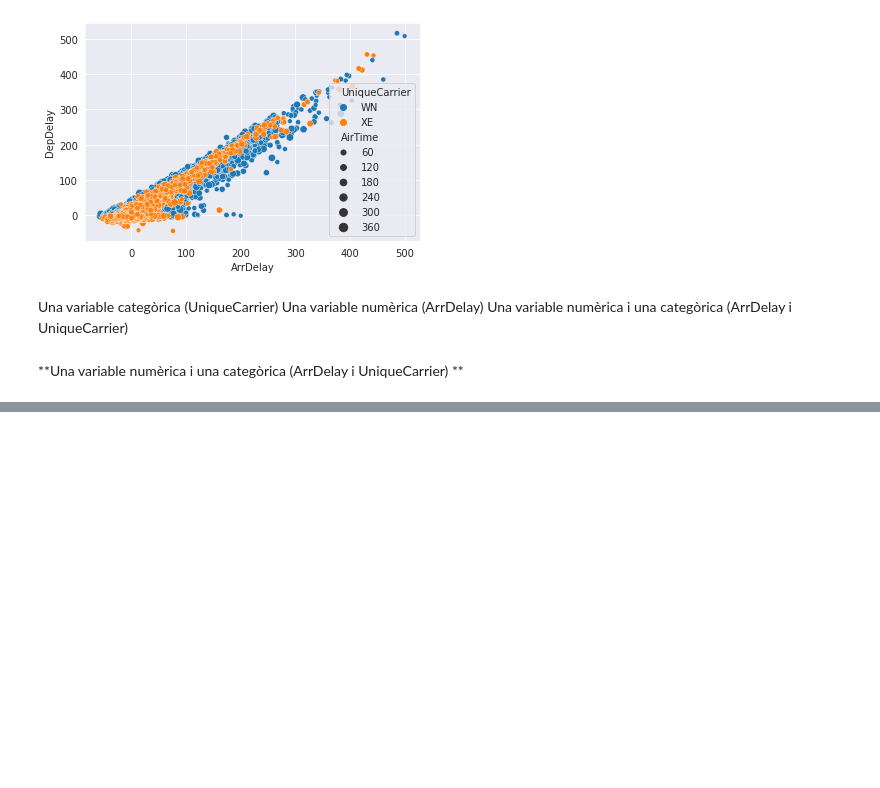
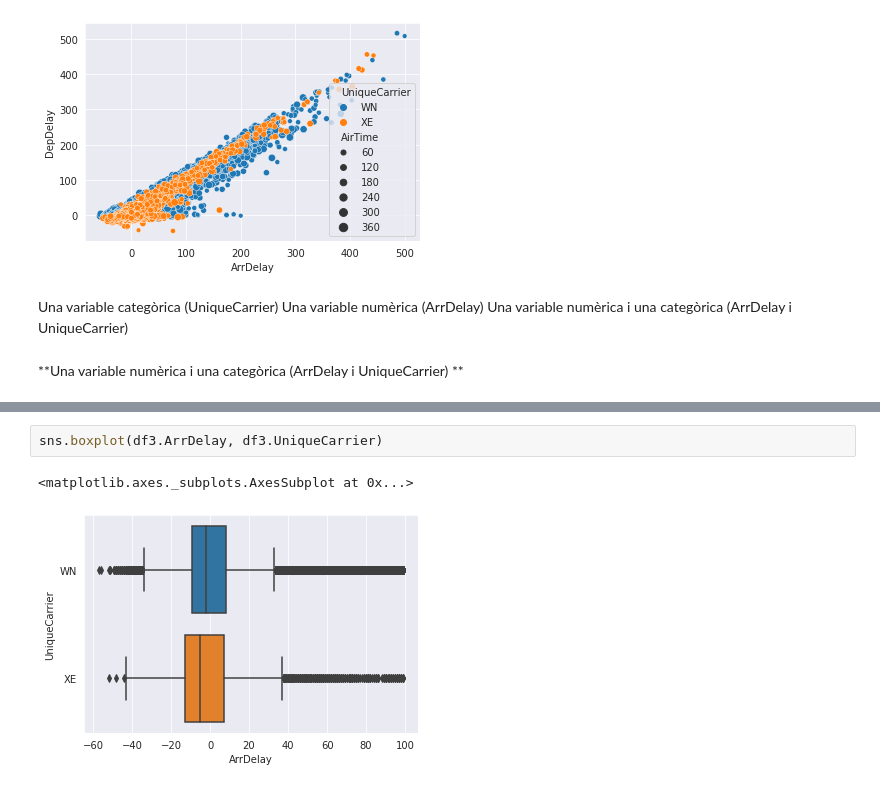
Before and after one commit to JMML2021/0301_visualitzaci-_explorat-ria, a Jupyter notebook: S03_T01_Visualització_gràfica_d'un_dataset.ipynb, the cells around one changed output, grey strips where cells are left out. Cells and saved outputs as stored; diff of their text form; blank space fills up the shorter version.

```diff
--- a/S03_T01_Visualització_gràfica_d'un_dataset.ipynb
+++ b/S03_T01_Visualització_gràfica_d'un_dataset.ipynb
@@ -131,0 +152,5 @@ Una variable categòrica (UniqueCarrier) Una variable numèrica (ArrDelay) Una v
+# %%
+sns.boxplot(df3.ArrDelay, df3.UniqueCarrier)
+# %% [output]
+<matplotlib.axes._subplots.AxesSubplot at 0x...>
+[figure, added]
```
Also changed, not shown: parts of 11 cells of this notebook.
